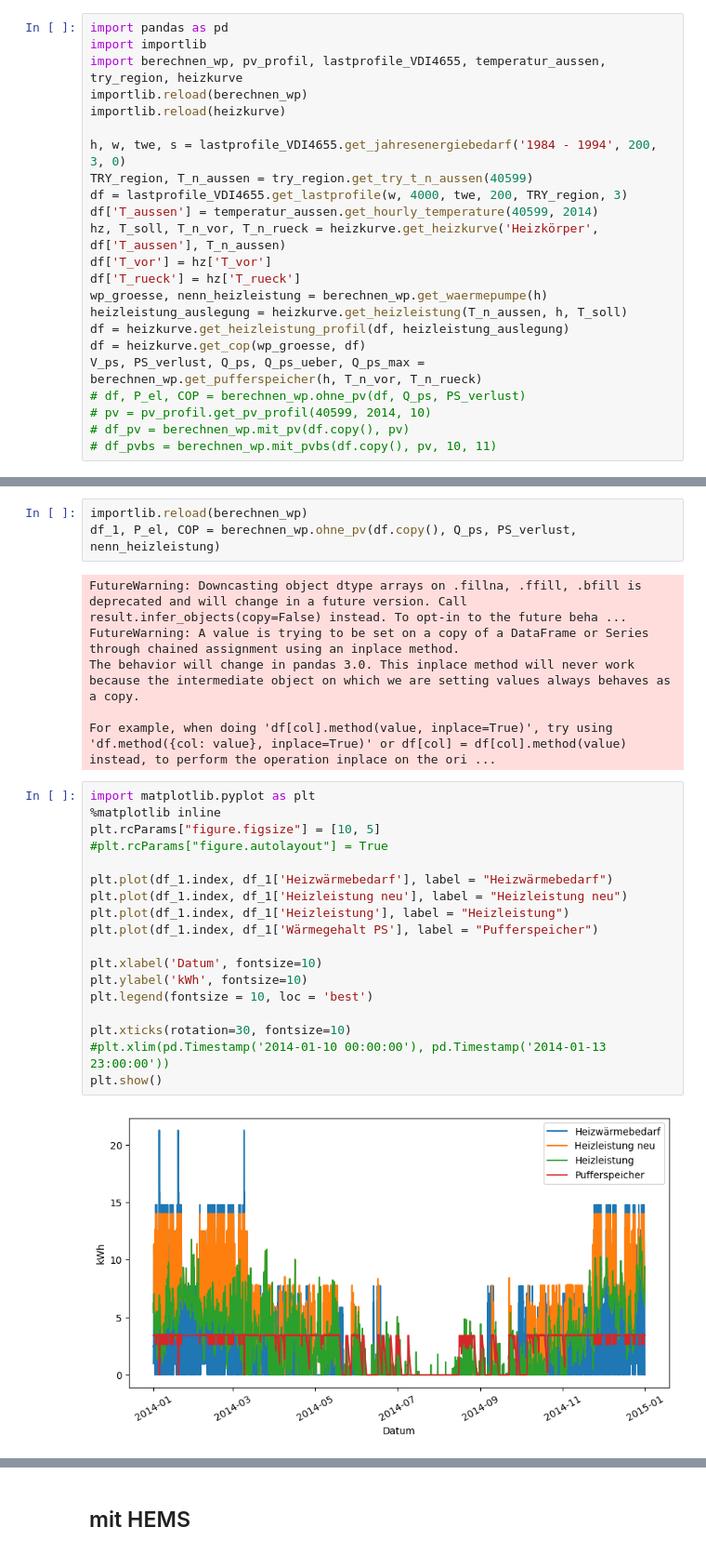
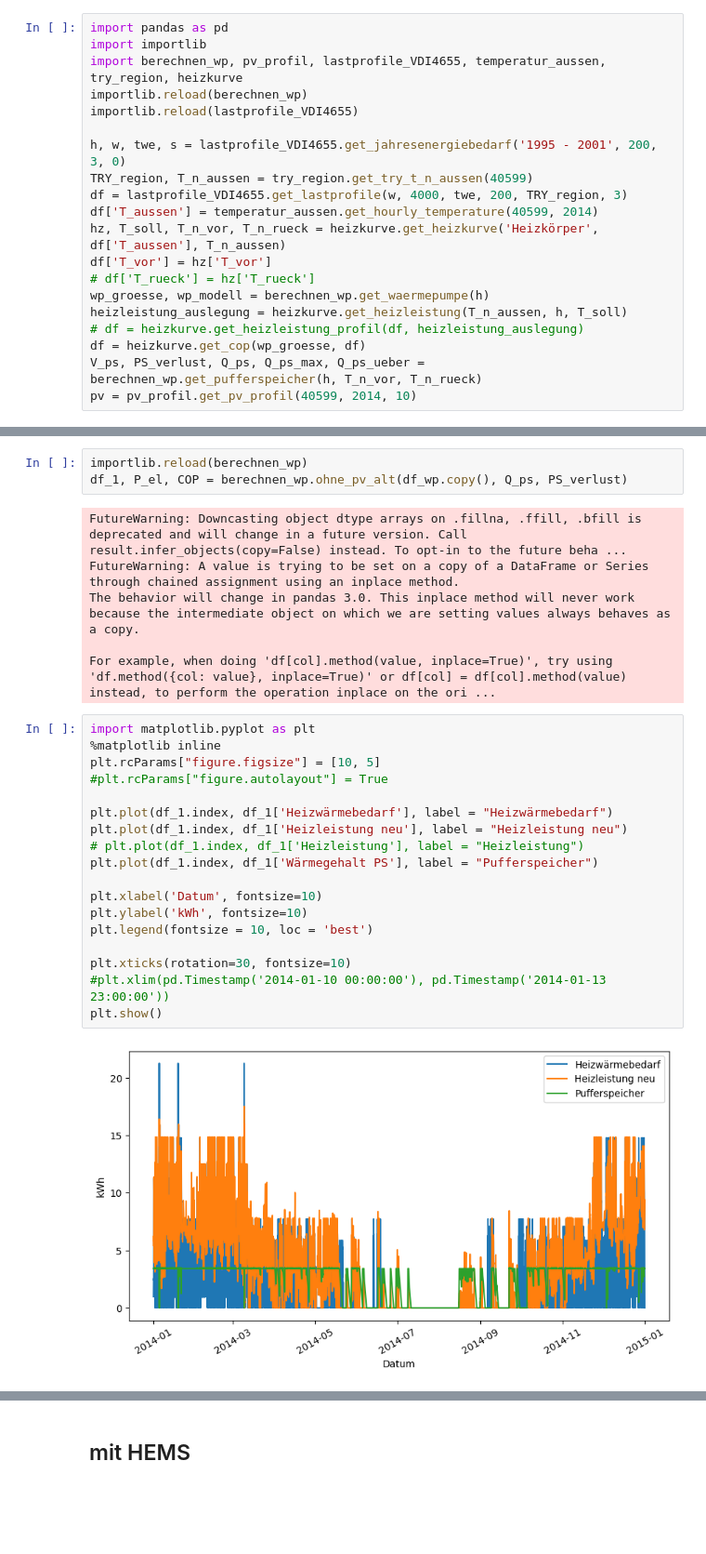
Before and after one commit to d-esplo/hemsrechner, a Jupyter notebook: test_wp_250123.ipynb, the cells around one changed output, grey strips where cells are left out. Shown at 93% size. Cells and saved outputs as stored; diff of their text form; blank space fills up the shorter version.

Commit message:
Diagramme erstellen und wegahom vergleich

```diff
--- a/test_wp_250123.ipynb
+++ b/test_wp_250123.ipynb
@@ -5,24 +5,21 @@ import pandas as pd
 import importlib
 import berechnen_wp, pv_profil, lastprofile_VDI4655, temperatur_aussen, try_region, heizkurve
 importlib.reload(berechnen_wp)
-importlib.reload(heizkurve)
+importlib.reload(lastprofile_VDI4655)
 
-h, w, twe, s = lastprofile_VDI4655.get_jahresenergiebedarf('1984 - 1994', 200, 3, 0)
+h, w, twe, s = lastprofile_VDI4655.get_jahresenergiebedarf('1995 - 2001', 200, 3, 0)
 TRY_region, T_n_aussen = try_region.get_try_t_n_aussen(40599)
 df = lastprofile_VDI4655.get_lastprofile(w, 4000, twe, 200, TRY_region, 3)
 df['T_aussen'] = temperatur_aussen.get_hourly_temperature(40599, 2014)
 hz, T_soll, T_n_vor, T_n_rueck = heizkurve.get_heizkurve('Heizkörper', df['T_aussen'], T_n_aussen)
 df['T_vor'] = hz['T_vor']
-df['T_rueck'] = hz['T_rueck']
-wp_groesse, nenn_heizleistung = berechnen_wp.get_waermepumpe(h)
+# df['T_rueck'] = hz['T_rueck']
+wp_groesse, wp_modell = berechnen_wp.get_waermepumpe(h)
 heizleistung_auslegung = heizkurve.get_heizleistung(T_n_aussen, h, T_soll)
-df = heizkurve.get_heizleistung_profil(df, heizleistung_auslegung)
+# df = heizkurve.get_heizleistung_profil(df, heizleistung_auslegung)
 df = heizkurve.get_cop(wp_groesse, df)
-V_ps, PS_verlust, Q_ps, Q_ps_ueber, Q_ps_max = berechnen_wp.get_pufferspeicher(h, T_n_vor, T_n_rueck)
-# df, P_el, COP = berechnen_wp.ohne_pv(df, Q_ps, PS_verlust)
-# pv = pv_profil.get_pv_profil(40599, 2014, 10)
-# df_pv = berechnen_wp.mit_pv(df.copy(), pv)
-# df_pvbs = berechnen_wp.mit_pvbs(df.copy(), pv, 10, 11)
+V_ps, PS_verlust, Q_ps, Q_ps_max, Q_ps_ueber = berechnen_wp.get_pufferspeicher(h, T_n_vor, T_n_rueck)
+pv = pv_profil.get_pv_profil(40599, 2014, 10)
 # %% [output]
 FutureWarning: 'H' is deprecated and will be removed in a future version, please use 'h' instead.
 # %%
@@ -70,6 +69,6 @@ print(df_ohne['Verlust'].sum())
 # %%
 importlib.reload(berechnen_wp)
-df_1, P_el, COP = berechnen_wp.ohne_pv(df.copy(), Q_ps, PS_verlust, nenn_heizleistung)
+df_1, P_el, COP = berechnen_wp.ohne_pv_alt(df_wp.copy(), Q_ps, PS_verlust)
 # %% [output]
 FutureWarning: Downcasting object dtype arrays on .fillna, .ffill, .bfill is deprecated and will change in a future version. Call result.infer_objects(copy=False) instead. To opt-in to the future beha ...
 FutureWarning: A value is trying to be set on a copy of a DataFrame or Series through chained assignment using an inplace method.
@@ -79,20 +78,20 @@ For example, when doing 'df[col].method(value, inplace=True)', try using 'df.met
 # %%
 import matplotlib.pyplot as plt
 %matplotlib inline
 plt.rcParams["figure.figsize"] = [10, 5]
 #plt.rcParams["figure.autolayout"] = True
 
 plt.plot(df_1.index, df_1['Heizwärmebedarf'], label = "Heizwärmebedarf")
 plt.plot(df_1.index, df_1['Heizleistung neu'], label = "Heizleistung neu")
-plt.plot(df_1.index, df_1['Heizleistung'], label = "Heizleistung")
+# plt.plot(df_1.index, df_1['Heizleistung'], label = "Heizleistung")
 plt.plot(df_1.index, df_1['Wärmegehalt PS'], label = "Pufferspeicher")
 
 plt.xlabel('Datum', fontsize=10)
 plt.ylabel('kWh', fontsize=10)
 plt.legend(fontsize = 10, loc = 'best')
 
 plt.xticks(rotation=30, fontsize=10)
 #plt.xlim(pd.Timestamp('2014-01-10 00:00:00'), pd.Timestamp('2014-01-13 23:00:00'))
 plt.show()
 # %% [output]
-[figure, old version]
+[figure, new version]
```
Also changed, not shown: parts of 42 cells of this notebook, 7 other files.
